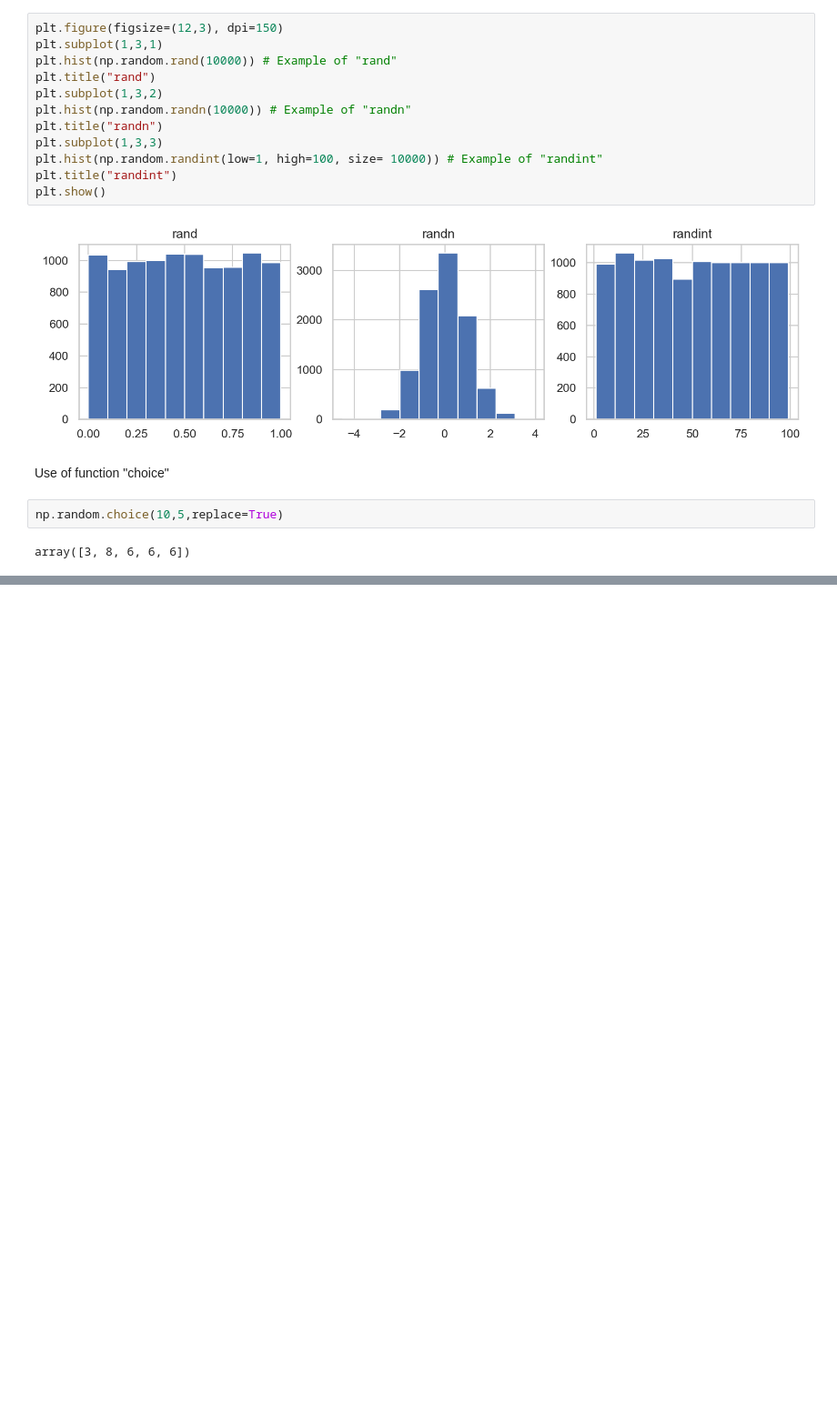
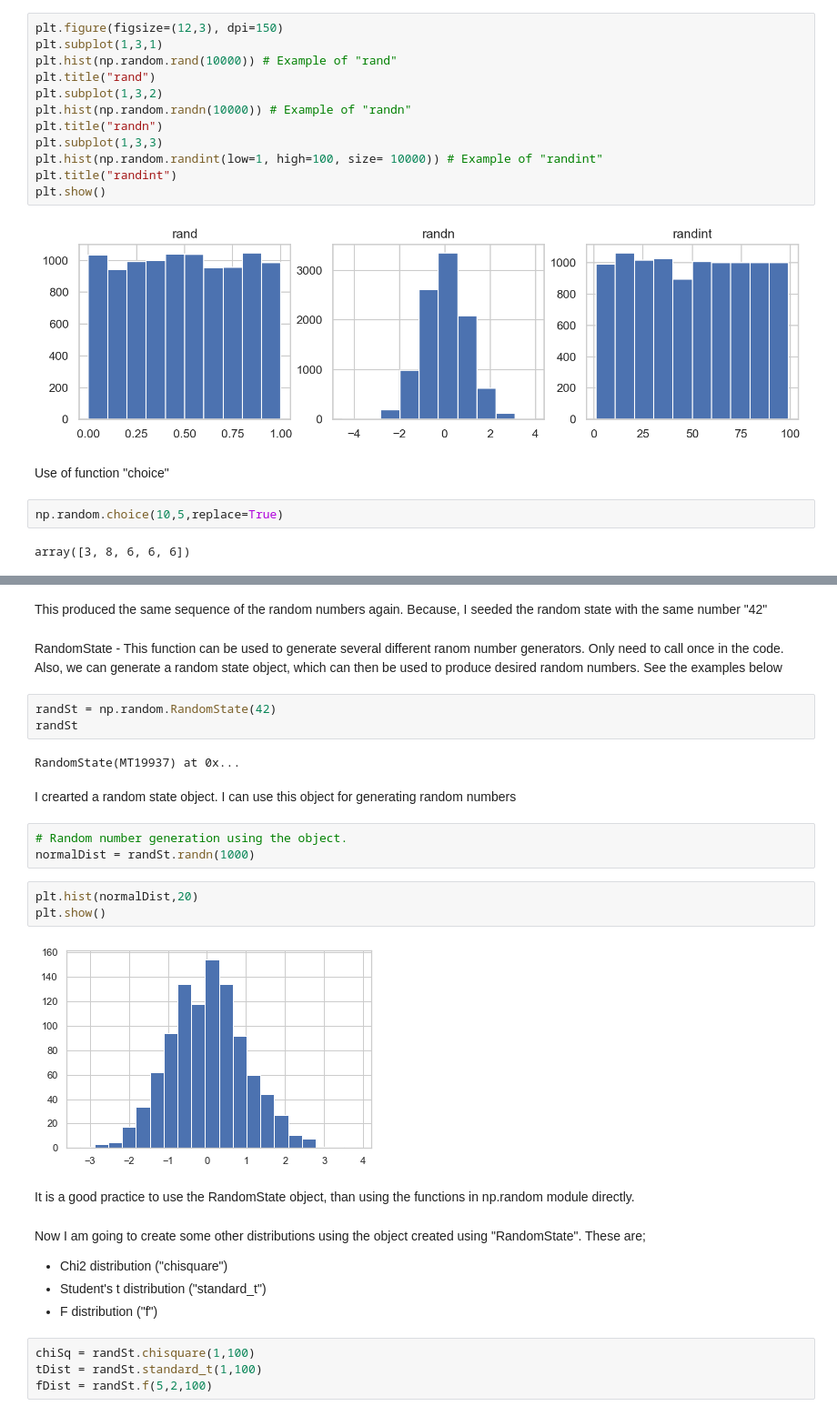
Before and after one commit to dennyalp/Statistics, a Jupyter notebook: Statistics_Notebook_01.ipynb, the cells around one changed output, grey strips where cells are left out. Shown at 91% size. Drawn from its saved outputs; the diff is of its cells as text; blank space fills up the shorter version.

```diff
--- a/Statistics_Notebook_01.ipynb
+++ b/Statistics_Notebook_01.ipynb
@@ -96,0 +113,30 @@ array([3, 8, 6, 6, 6])
+# %% [markdown]
+This produced the same sequence of the random numbers again. Because, I seeded the random state with the same number "42"
+# %% [markdown]
+RandomState - This function can be used to generate several different ranom number generators. Only need to call once in the code. Also, we can generate a random state object, which can then be used to produce desired random numbers. See the examples below
+# %%
+randSt = np.random.RandomState(42)
+randSt
+# %% [output]
+RandomState(MT19937) at 0x...
+# %% [markdown]
+I crearted a random state object. I can use this object for generating random numbers
+# %%
+# Random number generation using the object.
+normalDist = randSt.randn(1000)
+# %%
+plt.hist(normalDist,20)
+plt.show()
+# %% [output]
+[figure, added]
+# %% [markdown]
+It is a good practice to use the RandomState object, than using the functions in np.random module directly.
+# %% [markdown]
+Now I am going to create some other distributions using the object created using "RandomState". These are;
+* Chi2 distribution ("chisquare")
+* Student's t distribution ("standard_t")
+* F distribution ("f")
+# %%
+chiSq = randSt.chisquare(1,100)
+tDist = randSt.standard_t(1,100)
+fDist = randSt.f(5,2,100)
```
Also changed, not shown: parts of 12 cells of this notebook.
